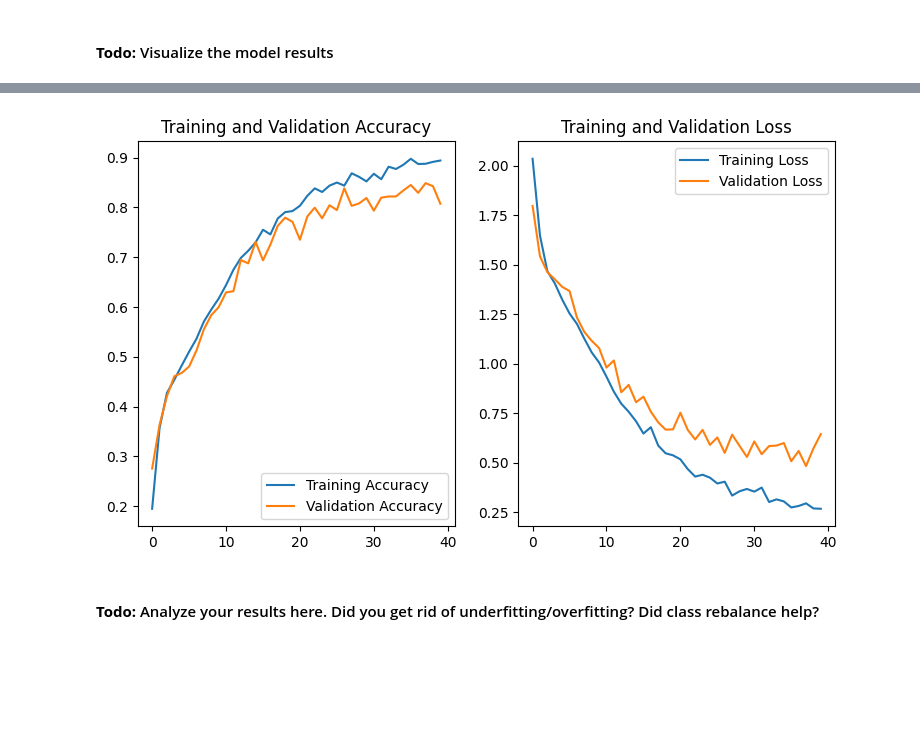
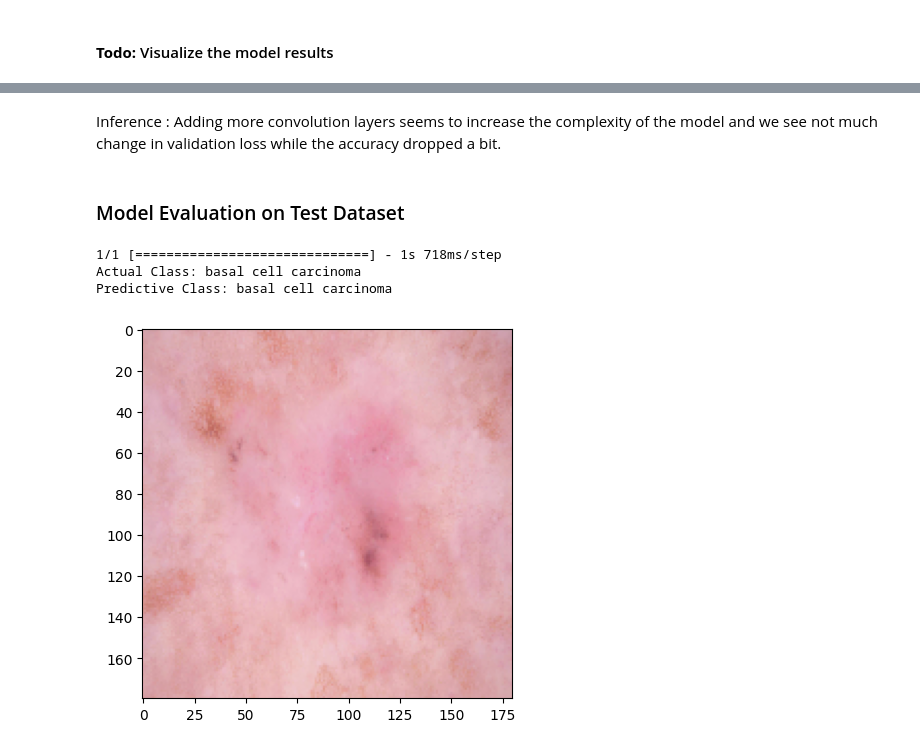
Before and after one commit to Mahalakshmi-Totad/Melanoma-Detection-Assignment, a Jupyter notebook: MahalakshmiTotad.ipynb, the cells around one changed output, grey strips where cells are left out. Saved outputs shown, nothing was run; the diff lists cells and outputs as text; code cells hidden in the pictures; blank space fills up the shorter version.

Commit message:
added comments and inferences

```diff
--- a/MahalakshmiTotad.ipynb
+++ b/MahalakshmiTotad.ipynb
@@ -943,13 +845,0 @@ model = Sequential([
-# %%
-model.compile(optimizer='adam',
-              loss=tf.keras.losses.SparseCategoricalCrossentropy(from_logits=True),
-              metrics=['accuracy'])
-# %%
-#with one more layer and a dropout
-epochs = 50 # go for 50 epochs
- # your model fit code
-history = model.fit(
-  train_ds,
-  validation_data=val_ds,
-  epochs=epochs
-)
@@ -1027,12 +845,0 @@ model = Sequential([
-# %%
-model.compile(optimizer='adam',
-              loss=tf.keras.losses.SparseCategoricalCrossentropy(from_logits=True),
-              metrics=['accuracy'])
-# %%
-epochs = 50
- # your model fit code
-history = model.fit(
-  train_ds,
-  validation_data=val_ds,
-  epochs=epochs
-)
@@ -1057,26 +846,23 @@ Epoch 40/40
-# %%
-acc = history.history['accuracy']
-val_acc = history.history['val_accuracy']
-
-loss = history.history['loss']
-val_loss = history.history['val_loss']
-
-epochs_range = range(epochs)
-
-plt.figure(figsize=(9, 5))
-plt.subplot(1, 2, 1)
-plt.plot(epochs_range, acc, label='Training Accuracy')
-plt.plot(epochs_range, val_acc, label='Validation Accuracy')
-plt.legend(loc='lower right')
-plt.title('Training and Validation Accuracy')
-
-plt.subplot(1, 2, 2)
-plt.plot(epochs_range, loss, label='Training Loss')
-plt.plot(epochs_range, val_loss, label='Validation Loss')
-plt.legend(loc='upper right')
-plt.title('Training and Validation Loss')
-plt.show()
-# %% [output]
-[figure, removed]
-# %% [markdown]
-#### **Todo:**  Analyze your results here. Did you get rid of underfitting/overfitting? Did class rebalance help?
+# %% [markdown]
+Inference : Adding more convolution layers seems to increase the complexity of the model and we see not much change in validation loss while the accuracy dropped a bit.
+# %% [markdown]
+### Model Evaluation on Test Dataset
+# %%
+from glob import glob
+from tensorflow.keras.preprocessing.image import load_img, img_to_array
+Test_image_path = os.path.join(data_dir_test, class_names[1], '*')
+Test_image = glob(Test_image_path)
+Test_image = load_img(Test_image[-1],target_size=(180,180,3))
+plt.imshow(Test_image)
+plt.grid(False)
+
+img = np.expand_dims(Test_image,axis=0)
+pred = model.predict(img)
+pred = np.argmax(pred)
+pred_class = class_names[pred]
+print(f"Actual Class: {class_names[1]}" + '\n' + "Predictive Class: " + pred_class)
+# %% [output]
+1/1 [==============================] - 1s 718ms/step
+Actual Class: basal cell carcinoma
+Predictive Class: basal cell carcinoma
+[figure, added]
```
Also changed, not shown: parts of 55 cells of this notebook.
